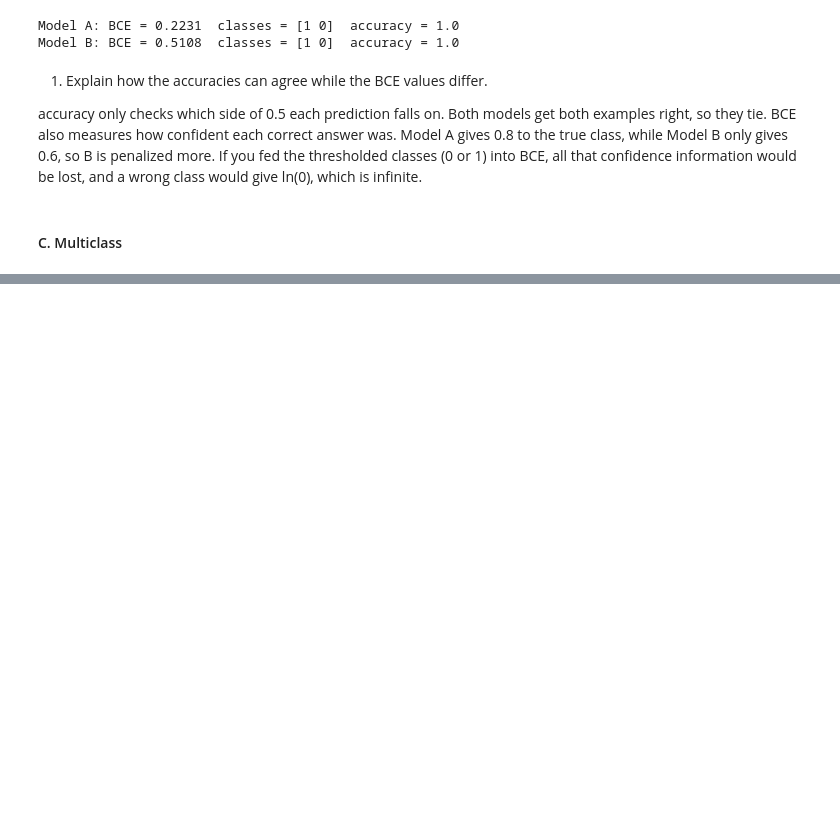
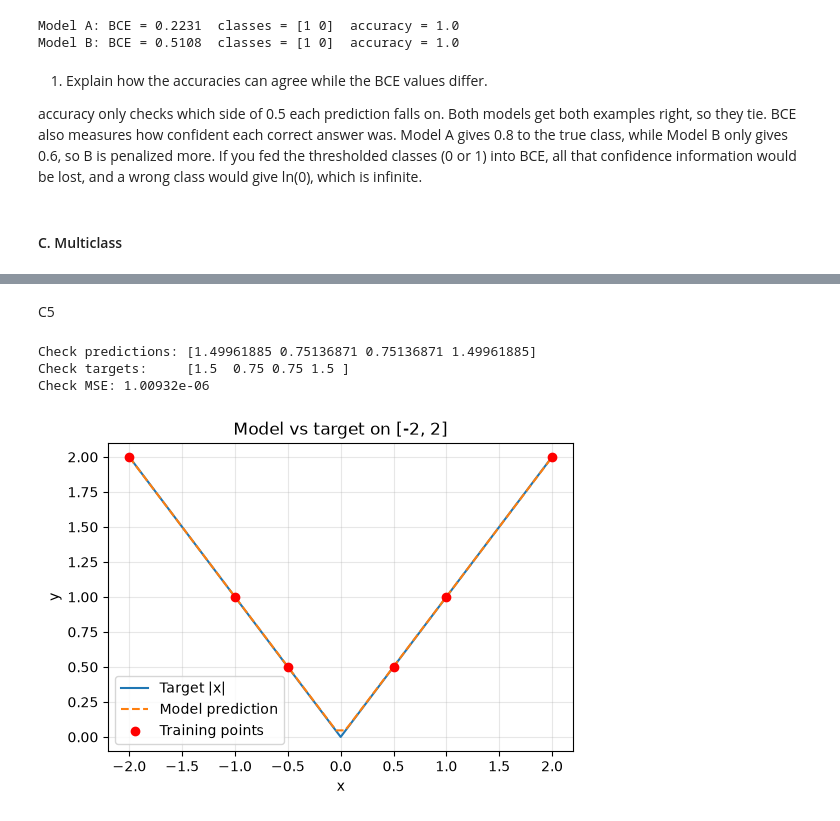
Before and after one commit to nursoulqxw/Deep_Learning_Course, a Jupyter notebook: week3/homework3.ipynb, the cells around one changed output, grey strips where cells are left out. Saved outputs shown, nothing was run; the diff lists cells and outputs as text; code cells hidden in the pictures; blank space fills up the shorter version.

```diff
--- a/week3/homework3.ipynb
+++ b/week3/homework3.ipynb
@@ -166,0 +329,29 @@ accuracy only checks which side of 0.5 each prediction falls on. Both models get
+# %% [markdown]
+C5
+# %%
+X_check = np.array([[-1.5], [-0.75], [0.75], [1.5]])
+y_check = np.abs(X_check)
+
+_, _, Yhat_check = forward(params, X_check)
+print("Check predictions:", Yhat_check.ravel())
+print("Check targets:    ", y_check.ravel())
+print(f"Check MSE: {mse(params, X_check, y_check):.6g}")
+
+x_grid = np.linspace(-2, 2, 101).reshape(-1, 1)
+_, _, y_grid = forward(params, x_grid)
+
+plt.figure(figsize=(6, 4))
+plt.plot(x_grid, np.abs(x_grid), label="Target |x|")
+plt.plot(x_grid, y_grid, "--", label="Model prediction")
+plt.scatter(X, y, color="red", zorder=3, label="Training points")
+plt.xlabel("x")
+plt.ylabel("y")
+plt.title("Model vs target on [-2, 2]")
+plt.legend()
+plt.grid(alpha=0.3)
+plt.show()
+# %% [output]
+Check predictions: [1.49961885 0.75136871 0.75136871 1.49961885]
+Check targets:     [1.5  0.75 0.75 1.5 ]
+Check MSE: 1.00932e-06
+[figure, added]
```
Also changed, not shown: parts of 18 cells of this notebook, 5 other files.
